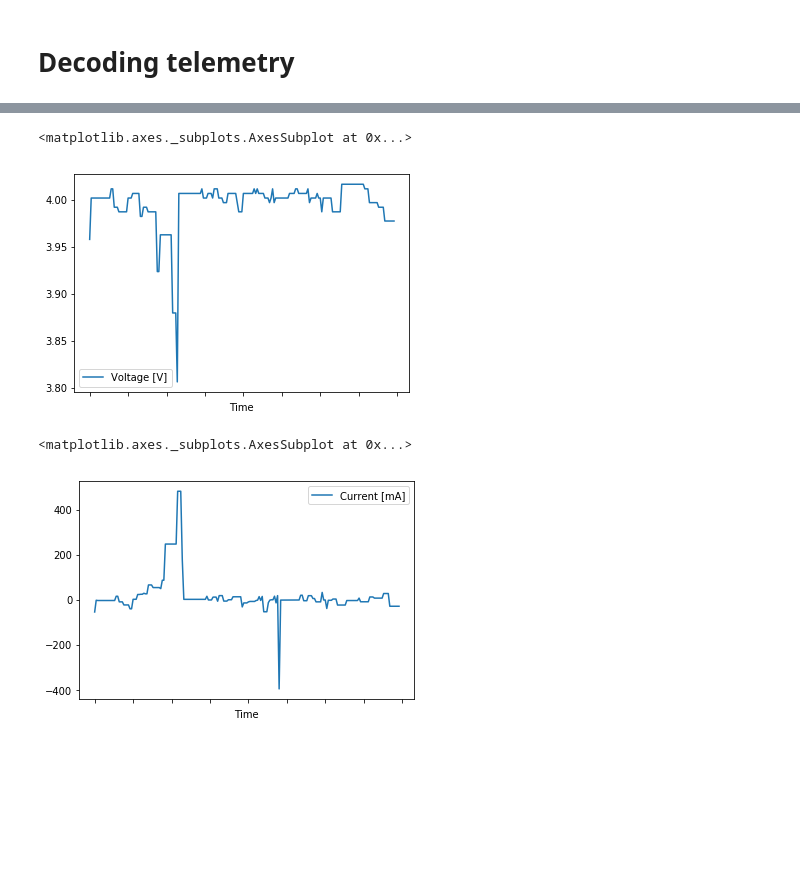
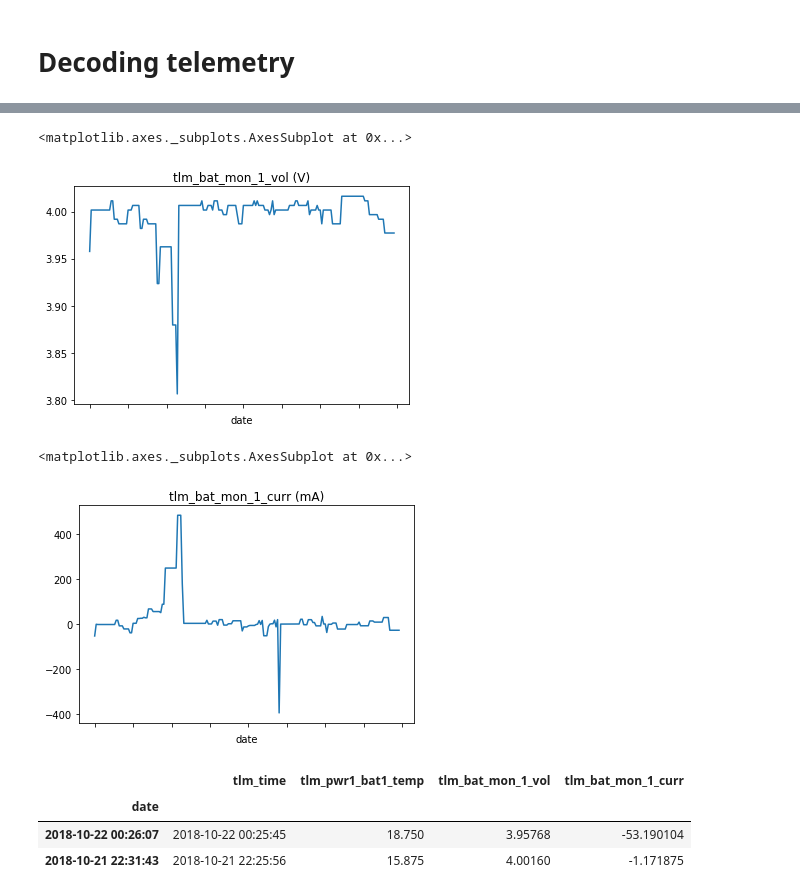
Before and after one commit to geugenm/polaris, a Jupyter notebook: notebooks/parser.ipynb, the cells around one changed output, grey strips where cells are left out. Cells and saved outputs as stored; diff of their text form; code cells hidden in the pictures; blank space fills up the shorter version.

```diff
--- a/notebooks/parser.ipynb
+++ b/notebooks/parser.ipynb
@@ -100,10 +98,9 @@ for index, beacon in df_data.iterrows():
     df_data.loc[index, 'pkt_type'] = type(pkt.ax25_info)
 # %%
 # Filter telemetry packets
-df_data = df_data[df_data.pkt_type == Elfin.ElfinTlmData]
+df_data = df_data[df_data['pkt_type'] == Elfin.ElfinTlmData]
 # %%
 from datetime import datetime
-df_data['Time'] = 0
 
 def decode_date(date):
     date_str = str(hex(date))
@@ -116,15 +113,13 @@ for index, beacon in df_data[:-1].iterrows():
     hour = decode_date(beacon.pkt.elfin_hskp_pwr1_rtcc_hour)
     minute = decode_date(beacon.pkt.elfin_hskp_pwr1_rtcc_minute)
     second = decode_date(beacon.pkt.elfin_hskp_pwr1_rtcc_second)
-    df_data.loc[index, "Time"] = datetime(year, month, day, hour, minute, second)
+    df_data.loc[index, 'tlm_time'] = datetime(year, month, day, hour, minute, second)
 # %%
-df_data['Temp [ºC]'] = 0
-
 for index, beacon in df_data[:].iterrows():
     d = beacon.pkt.elfin_hskp_pwr1_bat_mon_1_temperature_register
     d = (d / 32.0) * 0.125
-    df_data.loc[index, 'Temp [ºC]'] = d
+    df_data.loc[index, 'tlm_pwr1_bat1_temp'] = d
 
-df_data.plot(x='Time', y='Temp [ºC]')
+df_data.tlm_pwr1_bat1_temp.plot(title='tlm_pwr1_bat1_temp (ºC)')
 # %% [output]
 <matplotlib.axes._subplots.AxesSubplot at 0x...>
@@ -132,24 +127,20 @@ df_data.plot(x='Time', y='Temp [ºC]')
 # %%
-df_data['Voltage [V]'] = 0
-
 for index, beacon in df_data[:].iterrows():
     d = beacon.pkt.elfin_hskp_pwr1_bat_mon_1_volt_reg
     d = (d / 32.0) * 4.88 / 1000
-    df_data.loc[index, 'Voltage [V]'] = d
+    df_data.loc[index, 'tlm_bat_mon_1_vol'] = d
 
-df_data.plot(x='Time', y='Voltage [V]')
+df_data.tlm_bat_mon_1_vol.plot(title='tlm_bat_mon_1_vol (V)')
 # %% [output]
 <matplotlib.axes._subplots.AxesSubplot at 0x...>
-[figure, old version]
+[figure, new version]
 # %%
-df_data['Current [mA]'] = 0
-
 for index, beacon in df_data[:].iterrows():
     d = beacon.pkt.elfin_hskp_pwr1_bat_mon_1_avg_cur_reg
     d = d * 0.065104167
-    df_data.loc[index, 'Current [mA]'] = d
+    df_data.loc[index, 'tlm_bat_mon_1_curr'] = d
 
-df_data.plot(x='Time', y='Current [mA]')
+df_data.tlm_bat_mon_1_curr.plot(title='tlm_bat_mon_1_curr (mA)')
 # %% [output]
 <matplotlib.axes._subplots.AxesSubplot at 0x...>
-[figure, old version]
+[figure, new version]
@@ -157,0 +150,7 @@ df_data.to_pickle('df_elfin.pickle')
+# %%
+tlm_data.head(2)
+# %% [output]
+|  | tlm_time | tlm_pwr1_bat1_temp | tlm_bat_mon_1_vol | tlm_bat_mon_1_curr |
+| date |  |  |  |  |
+| 2018-10-22 00:26:07 | 2018-10-22 00:25:45 | 18.750 | 3.95768 | -53.190104 |
+| 2018-10-21 22:31:43 | 2018-10-21 22:25:56 | 15.875 | 4.00160 | -1.171875 |
```
Also changed, not shown: parts of 6 cells of this notebook.
